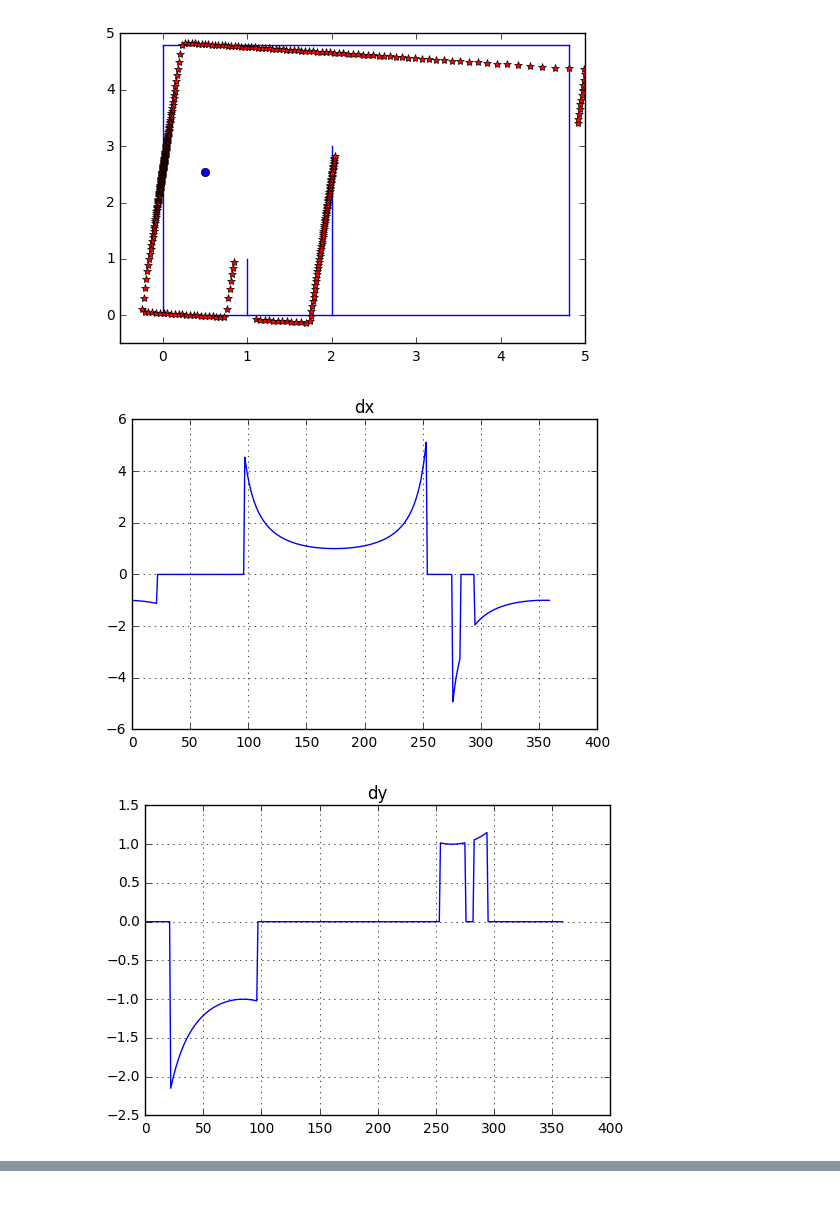
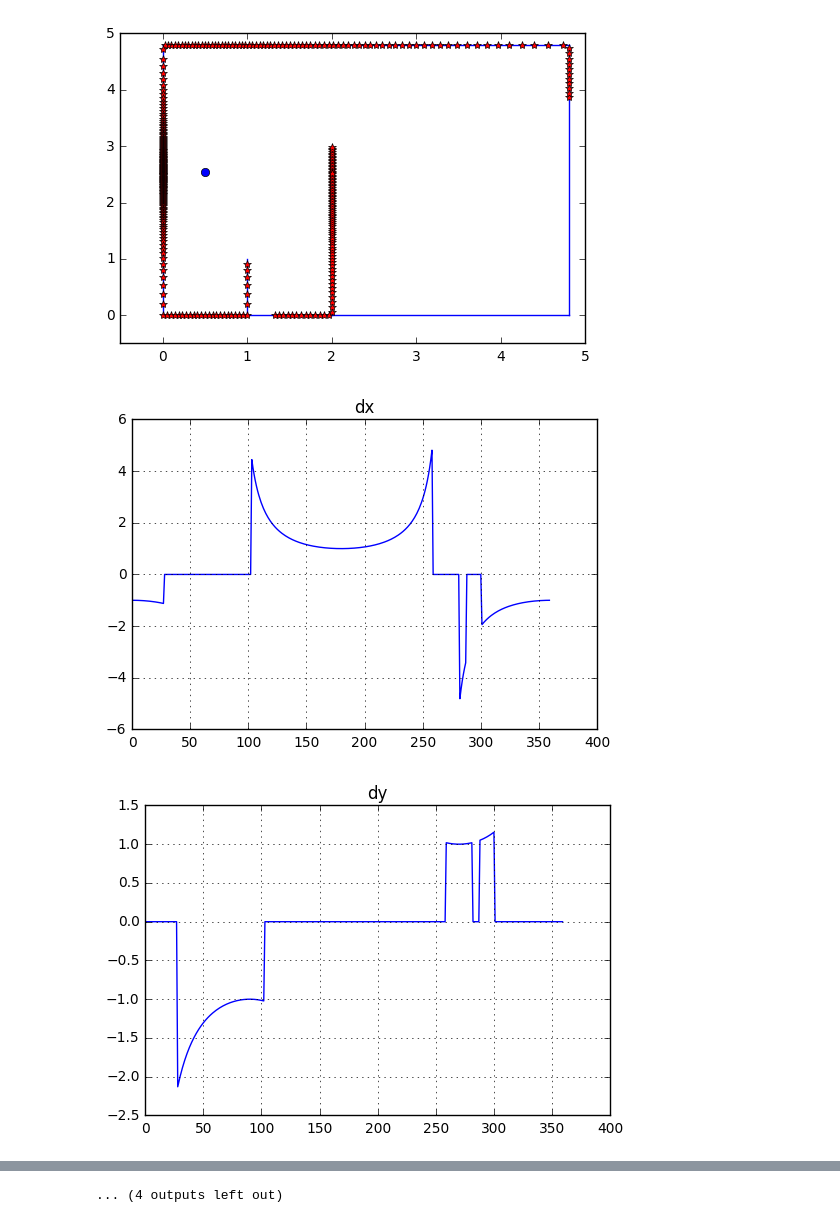
Before and after one commit to isacarnekvist/wall-a-maze, a Jupyter notebook: src/localization/scripts/dev.ipynb, the cells around one changed output, grey strips where cells are left out. Cells and saved outputs as stored; diff of their text form; code cells hidden in the pictures.

```diff
--- a/src/localization/scripts/dev.ipynb
+++ b/src/localization/scripts/dev.ipynb
@@ -88,33 +154,32 @@ m = Map(map_path='map.txt')
 # %%
 xs = np.linspace(0.5, 3.5, 20)
 ys = 1 + 3.6 * xs - xs ** 2
 
-theta = 0.1
+theta = 0.0
 for id, (x, y) in enumerate(zip(xs[::5], ys[::5])):
     for a, b, c, d in m.edges:
         plt.plot([a, c], [b, d], 'b')
     plt.xlim(-0.5, 5.0)
     plt.ylim(-0.5, 5.0)
     plt.plot(x, y, 'bo')
     dists, dx, dy, dtheta = m.scan(x, y, theta)
     for i, d in enumerate(dists):
         plt.plot(x + d * cos(pi * i / 180), y + d * sin(pi * i / 180), 'r*')
     plt.show()
     dists, dx, dy, dtheta = m.scan(x, y, theta)
     plt.title('dx')
     plt.plot(dx)
     plt.grid(True)
     plt.show()
     plt.title('dy')
     plt.plot(dy)
     plt.grid(True)
     plt.show()
     plt.title('dtheta')
     plt.plot(dtheta)
     plt.grid(True)
     plt.show()
-    break
 # %% [output]
-[figure, old version]
+[figure, new version]
-[figure, old version]
+[figure, new version]
-[figure, old version]
+[figure, new version]
@@ -121,0 +195 @@ for id, (x, y) in enumerate(zip(xs[::5], ys[::5])):
+... (4 outputs left out)
```
Also changed, not shown: parts of 3 cells of this notebook.
